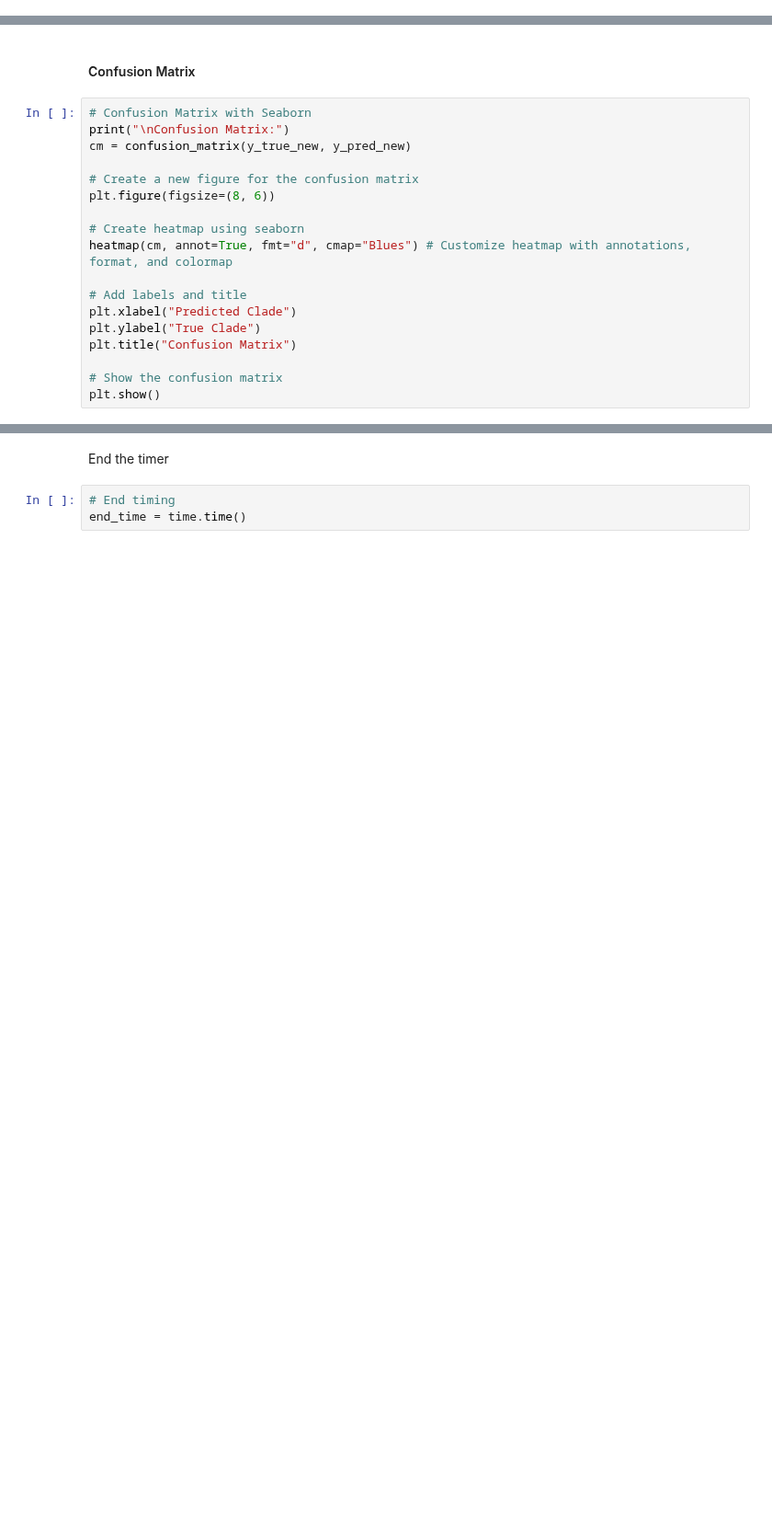
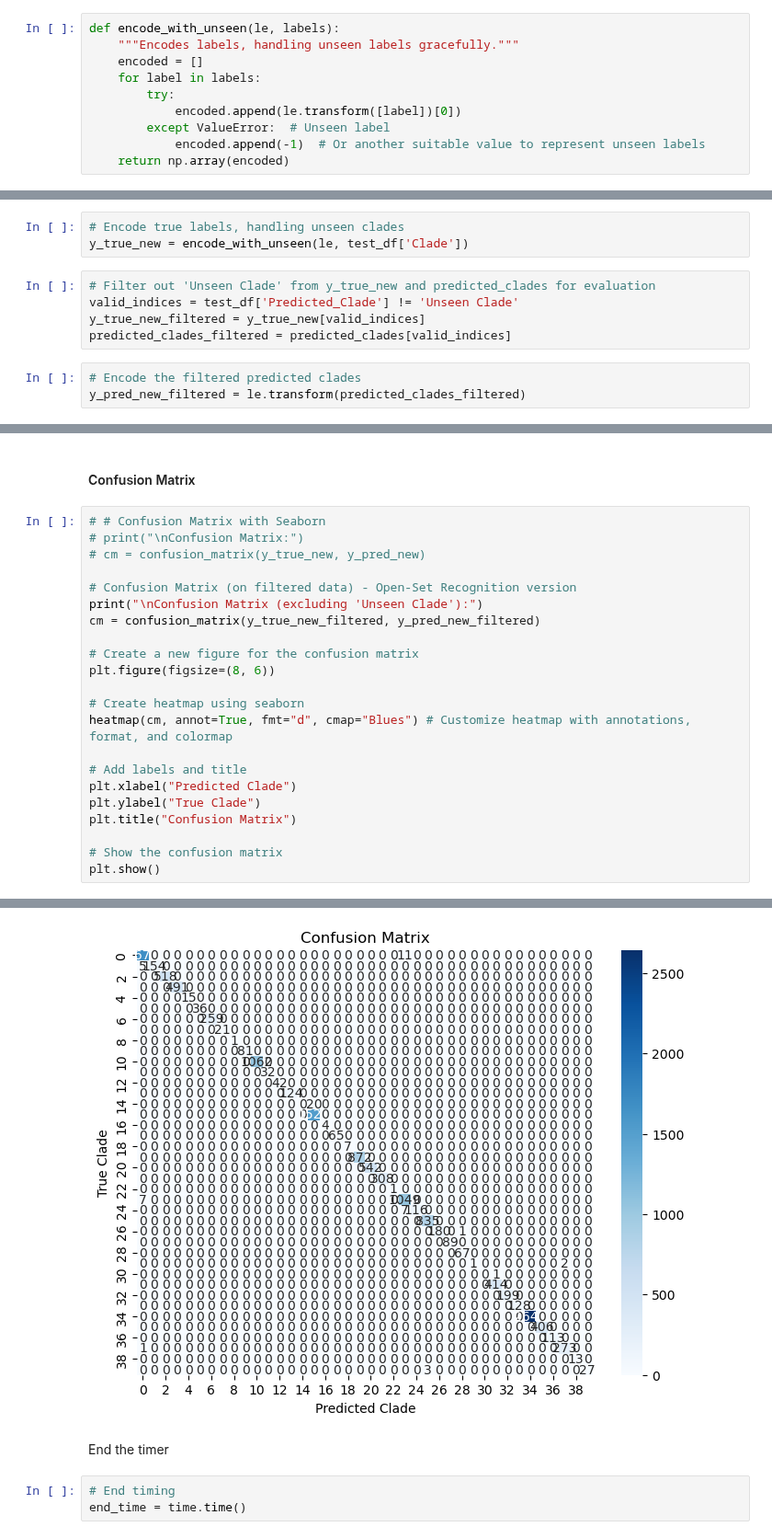
Before and after one commit to ajvilleg/learn-flu, a Jupyter notebook: learn-flu-test.ipynb, the cells around one changed output, grey strips where cells are left out. Shown at 92% size. Cells and saved outputs as stored; diff of their text form; blank space fills up the shorter version.

```diff
--- a/learn-flu-test.ipynb
+++ b/learn-flu-test.ipynb
@@ -450,3 +720,13 @@ display(test_df[['Isolate_Name', 'Isolate_ID', 'Collection Date', 'Clade', 'Pred
 # %% [markdown]
 ## 5.5 Evaluation
+# %%
+def encode_with_unseen(le, labels):
+    """Encodes labels, handling unseen labels gracefully."""
+    encoded = []
+    for label in labels:
+        try:
+            encoded.append(le.transform([label])[0])
+        except ValueError:  # Unseen label
+            encoded.append(-1)  # Or another suitable value to represent unseen labels
+    return np.array(encoded)
 # %%
@@ -456 +735,12 @@ y_true_new = le.transform(test_df['Clade']) # Encode true labels
+# %%
+# Encode true labels, handling unseen clades
+y_true_new = encode_with_unseen(le, test_df['Clade'])
+# %%
+# Filter out 'Unseen Clade' from y_true_new and predicted_clades for evaluation
+valid_indices = test_df['Predicted_Clade'] != 'Unseen Clade'
+y_true_new_filtered = y_true_new[valid_indices]
+predicted_clades_filtered = predicted_clades[valid_indices]
+# %%
+# Encode the filtered predicted clades
+y_pred_new_filtered = le.transform(predicted_clades_filtered)
 # %%
@@ -482,9 +818,13 @@ print(classification_report(y_true_new, y_pred_new))
 # %% [markdown]
 #### Confusion Matrix
 # %%
-# Confusion Matrix with Seaborn
-print("\nConfusion Matrix:")
-cm = confusion_matrix(y_true_new, y_pred_new)
+# # Confusion Matrix with Seaborn
+# print("\nConfusion Matrix:")
+# cm = confusion_matrix(y_true_new, y_pred_new)
+
+# Confusion Matrix (on filtered data) - Open-Set Recognition version
+print("\nConfusion Matrix (excluding 'Unseen Clade'):")
+cm = confusion_matrix(y_true_new_filtered, y_pred_new_filtered)
 
 # Create a new figure for the confusion matrix
 plt.figure(figsize=(8, 6))
@@ -499,3 +839,4 @@ plt.title("Confusion Matrix")
 
 # Show the confusion matrix
 plt.show()
+# %% [output]
@@ -502,3 +849,4 @@ plt.show()
+[figure, added]
 # %% [markdown]
 End the timer
 # %%
```
Also changed, not shown: parts of 39 cells of this notebook.
